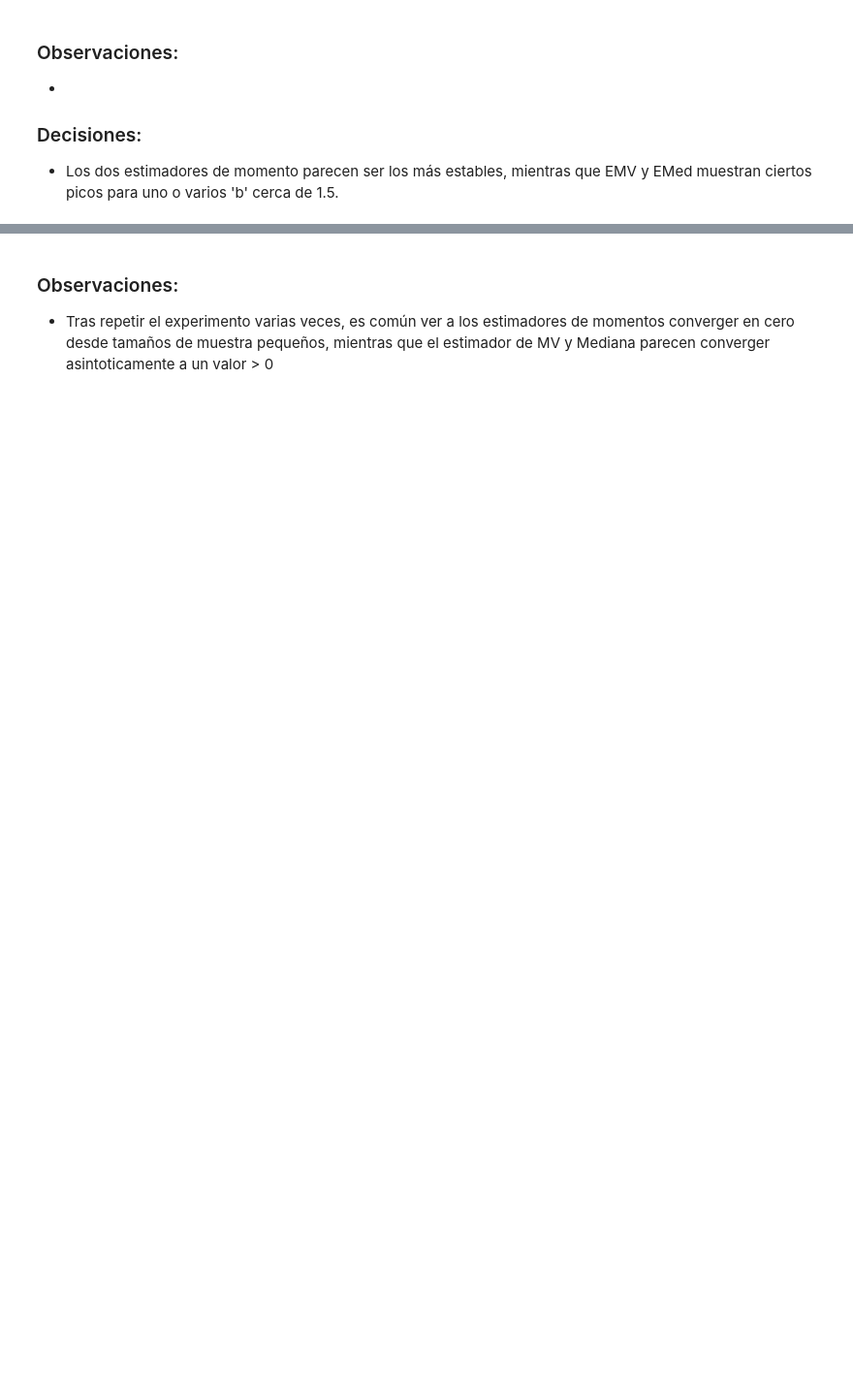
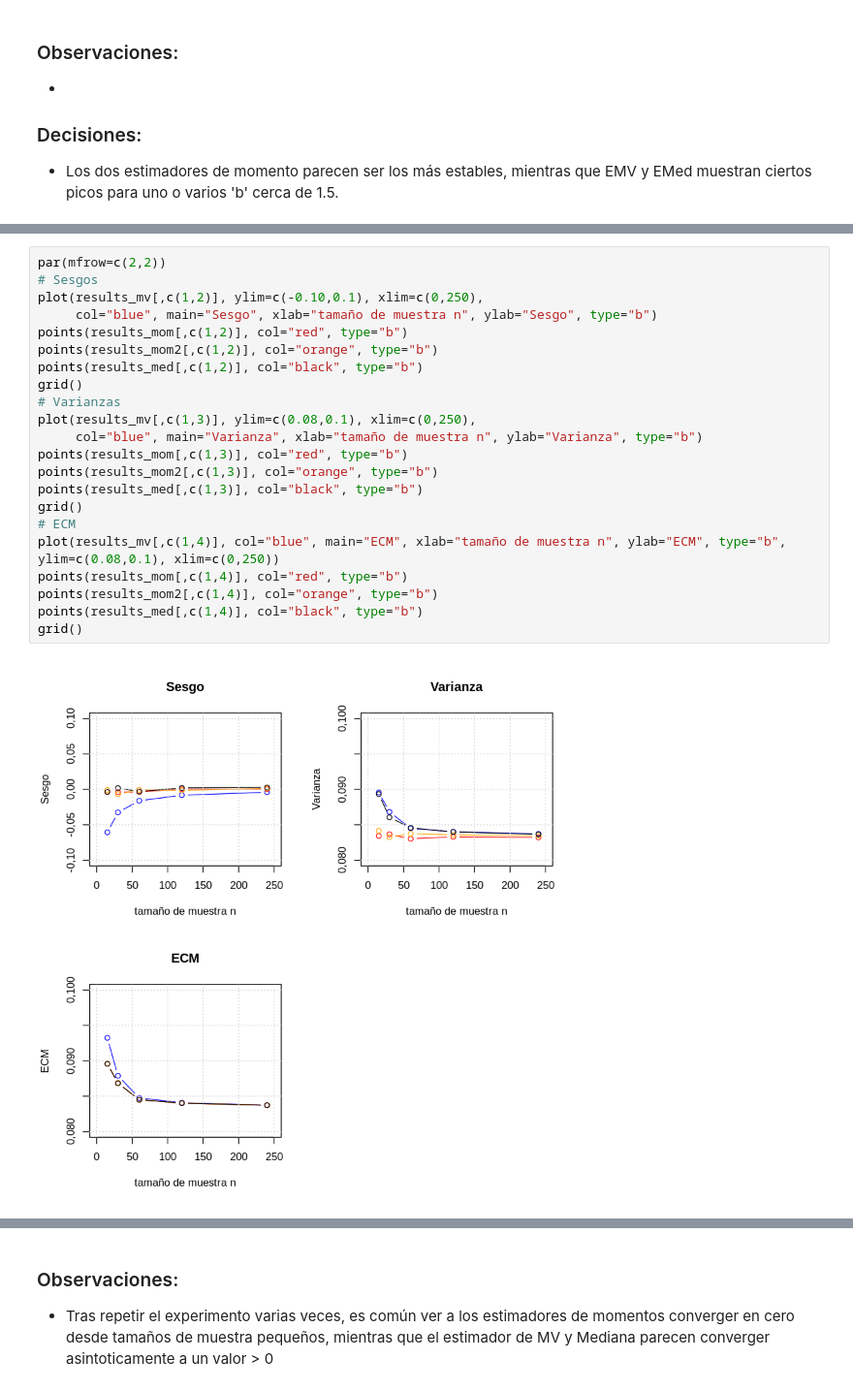
Before and after one commit to LecJackS/Proba-Simulations, a Jupyter notebook: TP2-Proba-en-R/TP2.ipynb, the cells around one changed output, grey strips where cells are left out. Shown: that part at 97% size. Drawn from its saved outputs; the diff is of its cells as text; blank space fills up the shorter version.

```diff
--- a/TP2-Proba-en-R/TP2.ipynb
+++ b/TP2-Proba-en-R/TP2.ipynb
@@ -286 +340,25 @@ for (i in 1:nN){
+# %%
+par(mfrow=c(2,2))
+# Sesgos
+plot(results_mv[,c(1,2)], ylim=c(-0.10,0.1), xlim=c(0,250),
+     col="blue", main="Sesgo", xlab="tamaño de muestra n", ylab="Sesgo", type="b")
+points(results_mom[,c(1,2)], col="red", type="b")
+points(results_mom2[,c(1,2)], col="orange", type="b")
+points(results_med[,c(1,2)], col="black", type="b")
+grid()
+# Varianzas
+plot(results_mv[,c(1,3)], ylim=c(0.08,0.1), xlim=c(0,250),
+     col="blue", main="Varianza", xlab="tamaño de muestra n", ylab="Varianza", type="b")
+points(results_mom[,c(1,3)], col="red", type="b")
+points(results_mom2[,c(1,3)], col="orange", type="b")
+points(results_med[,c(1,3)], col="black", type="b")
+grid()
+# ECM
+plot(results_mv[,c(1,4)], col="blue", main="ECM", xlab="tamaño de muestra n", ylab="ECM", type="b", ylim=c(0.08,0.1), xlim=c(0,250))
+points(results_mom[,c(1,4)], col="red", type="b")
+points(results_mom2[,c(1,4)], col="orange", type="b")
+points(results_med[,c(1,4)], col="black", type="b")
+grid()
+# %% [output]
+[figure, added]
 # %%
```
Also changed, not shown: parts of 20 cells of this notebook.
